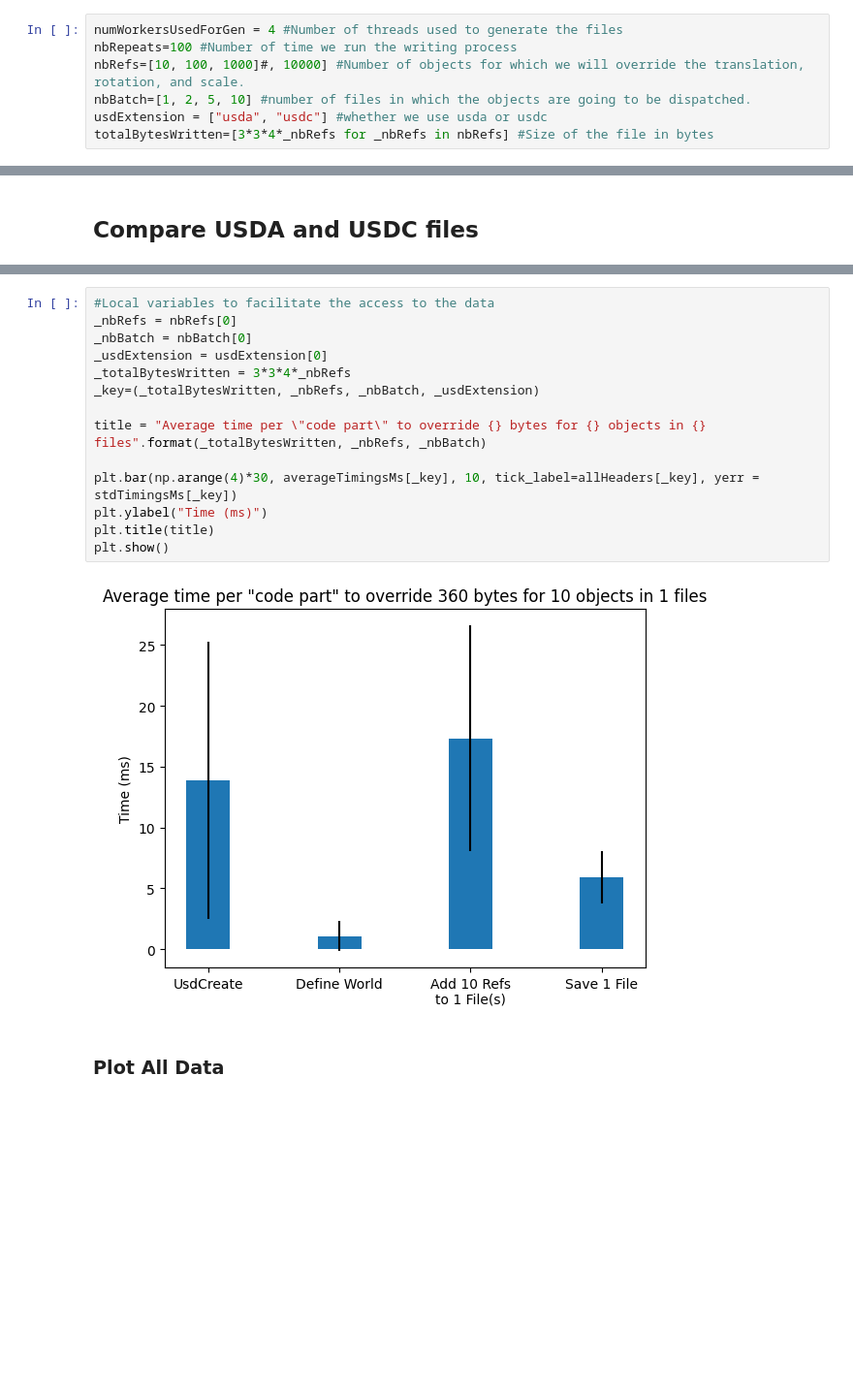
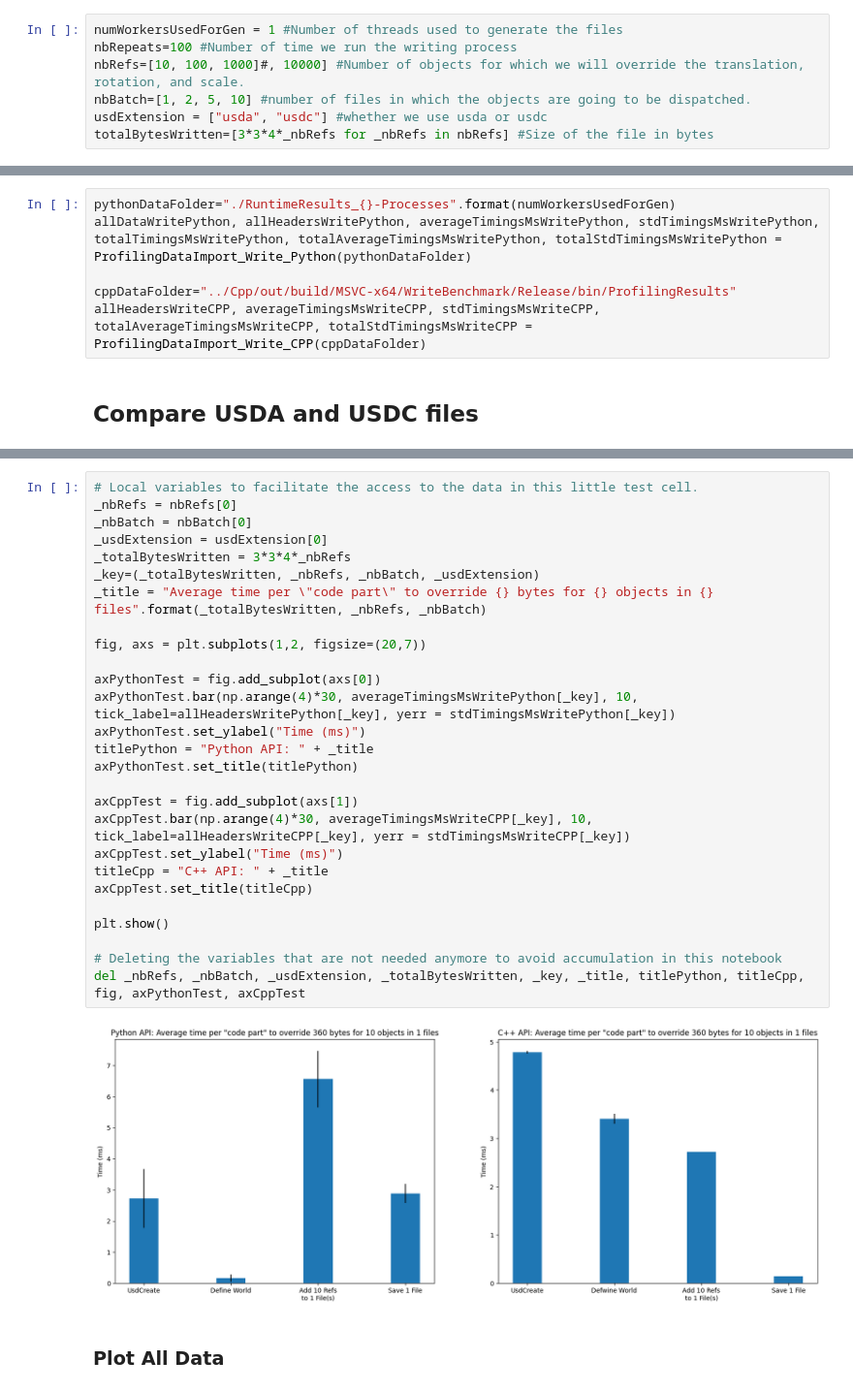
Before and after one commit to LittleCoinCoin/ProfilingOpenUSD, a Jupyter notebook: Python/RuntimeResultsViz.ipynb, the cells around one changed output, grey strips where cells are left out. Shown: that part at 97% size. Drawn from its saved outputs; the diff is of its cells as text; blank space fills up the shorter version.

Commit message:
[Update] Refactored analysis notebook
Major:
- Refactored the cells to be able to compare C++ profiling and python profiling more easily.

```diff
--- a/Python/RuntimeResultsViz.ipynb
+++ b/Python/RuntimeResultsViz.ipynb
@@ -82,7 +82,7 @@ plot_multibar(ax[0,0], x_coordinates, x_labels, [data1, data2], [np.std(data1),
 # %% [markdown]
 ## Config parameters
 # %%
-numWorkersUsedForGen = 4 #Number of threads used to generate the files
+numWorkersUsedForGen = 1 #Number of threads used to generate the files
 nbRepeats=100 #Number of time we run the writing process
 nbRefs=[10, 100, 1000]#, 10000] #Number of objects for which we will override the translation, rotation, and scale.
 nbBatch=[1, 2, 5, 10] #number of files in which the objects are going to be dispatched.
@@ -178,3 +231,9 @@ for _nbRefs in nbRefs:
+# %%
+pythonDataFolder="./RuntimeResults_{}-Processes".format(numWorkersUsedForGen)
+allDataWritePython, allHeadersWritePython, averageTimingsMsWritePython, stdTimingsMsWritePython, totalTimingsMsWritePython, totalAverageTimingsMsWritePython, totalStdTimingsMsWritePython = ProfilingDataImport_Write_Python(pythonDataFolder)
+
+cppDataFolder="../Cpp/out/build/MSVC-x64/WriteBenchmark/Release/bin/ProfilingResults"
+allHeadersWriteCPP, averageTimingsMsWriteCPP, stdTimingsMsWriteCPP, totalAverageTimingsMsWriteCPP, totalStdTimingsMsWriteCPP = ProfilingDataImport_Write_CPP(cppDataFolder)
 # %% [markdown]
 ## Compare USDA and USDC files
 # %% [markdown]
@@ -186,19 +245,32 @@ The following is a demonstration of what we will be ploting:
 # %%
-#Local variables to facilitate the access to the data
+# Local variables to facilitate the access to the data in this little test cell.
 _nbRefs = nbRefs[0]
 _nbBatch = nbBatch[0]
 _usdExtension = usdExtension[0]
 _totalBytesWritten = 3*3*4*_nbRefs
 _key=(_totalBytesWritten, _nbRefs, _nbBatch, _usdExtension)
+_title = "Average time per \"code part\" to override {} bytes for {} objects in {} files".format(_totalBytesWritten, _nbRefs, _nbBatch)
 
-title = "Average time per \"code part\" to override {} bytes for {} objects in {} files".format(_totalBytesWritten, _nbRefs, _nbBatch)
+fig, axs = plt.subplots(1,2, figsize=(20,7))
 
-plt.bar(np.arange(4)*30, averageTimingsMs[_key], 10, tick_label=allHeaders[_key], yerr = stdTimingsMs[_key])
-plt.ylabel("Time (ms)")
-plt.title(title)
+axPythonTest = fig.add_subplot(axs[0])
+axPythonTest.bar(np.arange(4)*30, averageTimingsMsWritePython[_key], 10, tick_label=allHeadersWritePython[_key], yerr = stdTimingsMsWritePython[_key])
+axPythonTest.set_ylabel("Time (ms)")
+titlePython = "Python API: " + _title
+axPythonTest.set_title(titlePython)
+
+axCppTest = fig.add_subplot(axs[1])
+axCppTest.bar(np.arange(4)*30, averageTimingsMsWriteCPP[_key], 10, tick_label=allHeadersWriteCPP[_key], yerr = stdTimingsMsWriteCPP[_key])
+axCppTest.set_ylabel("Time (ms)")
+titleCpp = "C++ API: " + _title
+axCppTest.set_title(titleCpp)
+
 plt.show()
+
+# Deleting the variables that are not needed anymore to avoid accumulation in this notebook
+del _nbRefs, _nbBatch, _usdExtension, _totalBytesWritten, _key, _title, titlePython, titleCpp, fig, axPythonTest, axCppTest
 # %% [output]
-[figure, old version]
+[figure, new version]
 # %% [markdown]
 ### Plot All Data
 # %%
```
Also changed, not shown: parts of 12 cells of this notebook.
